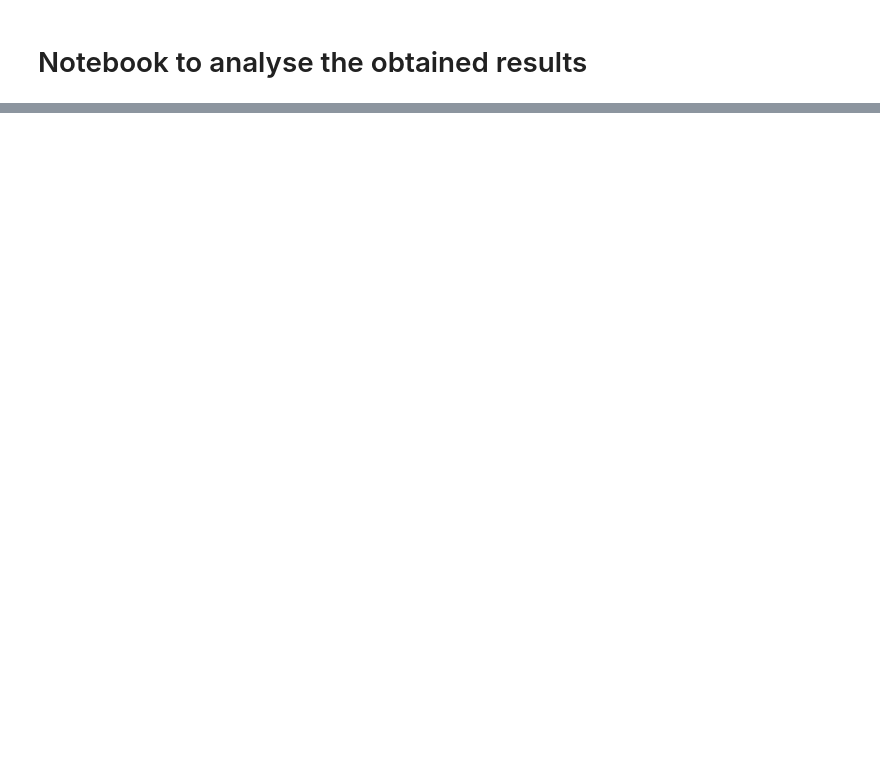
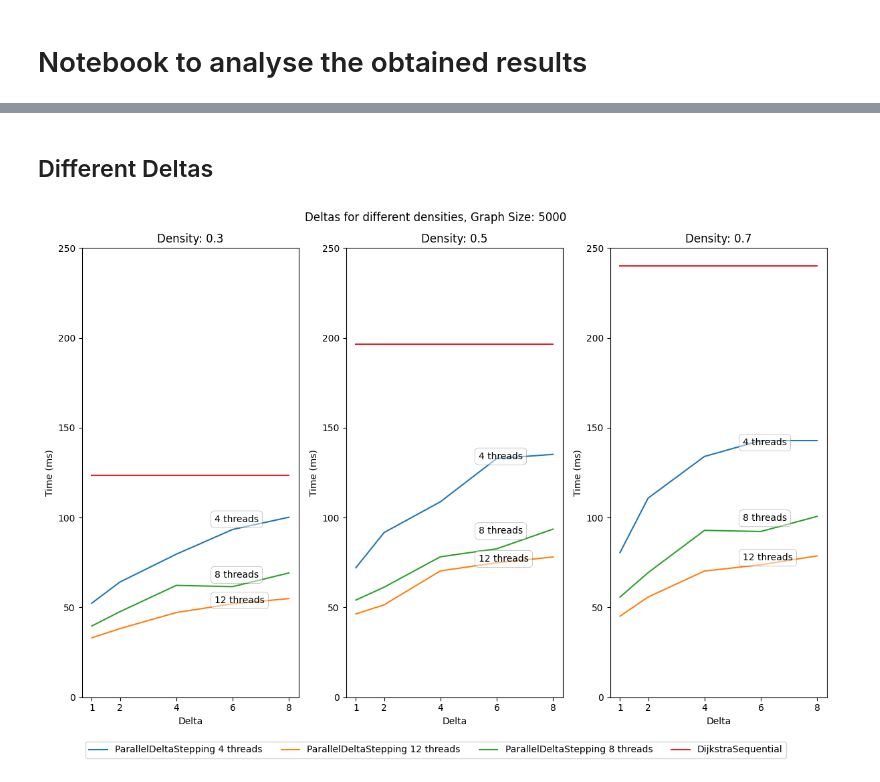
Before and after one commit to RomainPuech/parallel_shortest_path, a Jupyter notebook: analysis.ipynb, the cells around one changed output, grey strips where cells are left out. Drawn from its saved outputs; the diff is of its cells as text; code cells hidden in the pictures; blank space fills up the shorter version.

```diff
--- a/analysis.ipynb
+++ b/analysis.ipynb
@@ -105,0 +162,56 @@ No handles with labels found to put in legend.
+# %% [markdown]
+## Different Deltas
+# %%
+import matplotlib.pyplot as plt
+import numpy as np
+
+graph_size = 5000
+densities = data["graph_density"].unique()
+fig, axs = plt.subplots(1,len(densities), figsize=(12, 8))
+
+lines_labels = []
+
+filtered_df = filter_df(data, graph_size=graph_size, alg=1)
+mmin = filtered_df["time"].min()
+mmax = filtered_df["time"].max()
+
+for i, density in enumerate(densities):
+    filtered_df = filter_df(data, graph_size=graph_size, graph_density=density)
+
+    alg = 1 # DijkstraSequential
+    filtered_df_alg = filter_df(filtered_df, alg=alg)
+    dijkstra_time = filtered_df_alg["time"].mean()
+
+    alg = 2 # ParallelDeltaStepping
+    for n_threads in [4, 12, 8]:
+        filtered_df_alg = filter_df(filtered_df, alg=alg, n_threads=n_threads)
+        line, = axs[i].plot(filtered_df_alg["delta"], filtered_df_alg['time'], label=f"{Algorithm()[alg]} {n_threads} threads")
+
+        if line.get_label() not in [label for _, label in lines_labels]:
+            lines_labels.append((line, line.get_label()))
+
+        axs[i].annotate(f"{n_threads} threads",
+                xy=(filtered_df_alg["delta"].iloc[-1], filtered_df_alg['time'].iloc[-1]),
+                xytext=(-80,-5), textcoords='offset points',
+                bbox=dict(boxstyle="round,pad=0.4", fc="white", ec="black", lw=0.3,alpha=0.5))
+
+    line, = axs[i].plot(filtered_df_alg["delta"], dijkstra_time * np.ones(len(filtered_df_alg["delta"])), label=Algorithm()[1])
+
+    if line.get_label() not in [label for _, label in lines_labels]:
+        lines_labels.append((line, line.get_label()))
+
+    axs[i].set_ylim(0, 250)
+    axs[i].set_title(f"Density: {density}")
+    axs[i].set_xlabel('Delta')
+    axs[i].set_xticks(filtered_df_alg["delta"].unique())
+    axs[i].set_ylabel('Time (ms)')
+
+plt.suptitle(f"Deltas for different densities, Graph Size: {graph_size}")
+plt.tight_layout()
+
+lines, labels = zip(*lines_labels)
+fig.legend(lines, labels, loc='lower center', ncol=len(lines), bbox_to_anchor=(0.5, -0.05))
+
+plt.show()
+# %% [output]
+[figure, added]
```
Also changed, not shown: parts of 16 cells of this notebook.
